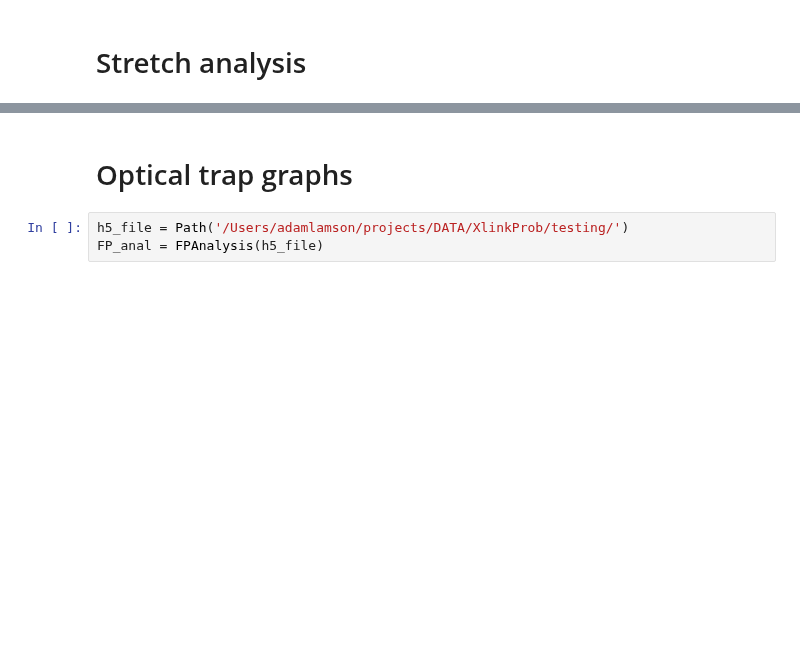
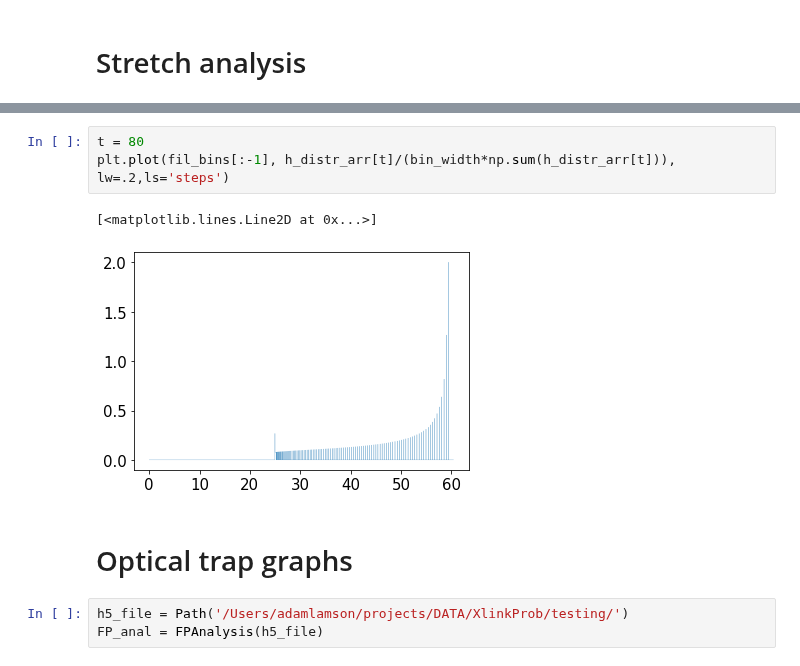
Before and after one commit to lamsoa729/FoXlink, a Jupyter notebook: notebooks/pde_graph_prototypes.ipynb, the cells around one changed output, grey strips where cells are left out. Cells and saved outputs as stored; diff of their text form; blank space fills up the shorter version.

```diff
--- a/notebooks/pde_graph_prototypes.ipynb
+++ b/notebooks/pde_graph_prototypes.ipynb
@@ -358,3 +362,9 @@ analysis time: 0.016015052795410156
+# %%
+t = 80
+plt.plot(fil_bins[:-1], h_distr_arr[t]/(bin_width*np.sum(h_distr_arr[t])), lw=.2,ls='steps')
+# %% [output]
+[<matplotlib.lines.Line2D at 0x...>]
+[figure, added]
 # %% [markdown]
 # Optical trap graphs
 # %%
```
Also changed, not shown: parts of 8 cells of this notebook, 2 other files.
